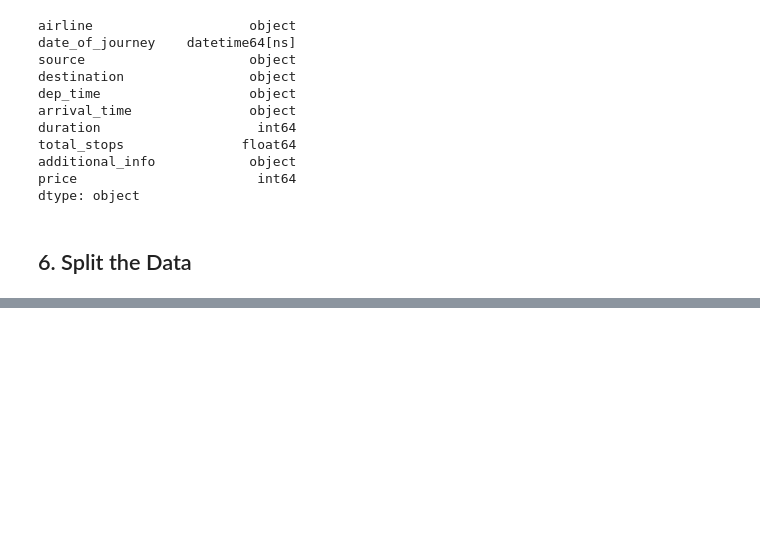
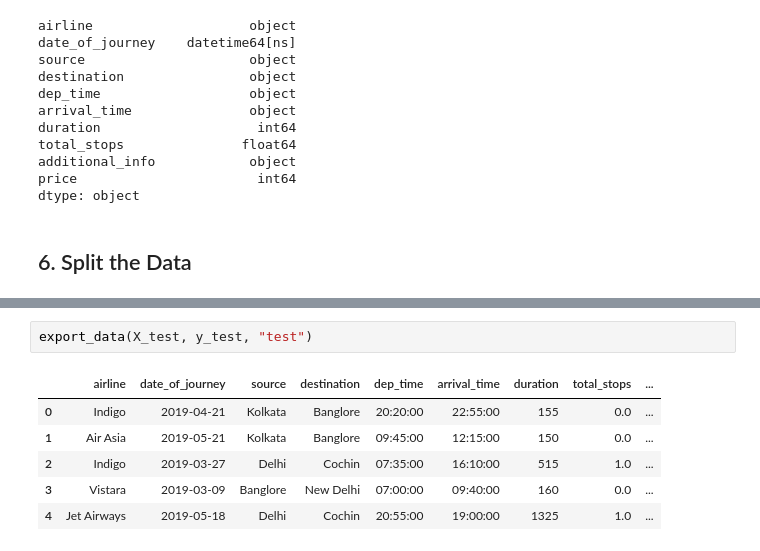
Before and after one commit to Joon-hub/Flight_Fare_Prediction, a Jupyter notebook: Notebooks/Data_cleaning.ipynb, the cells around one changed output, grey strips where cells are left out. Cells and saved outputs as stored; diff of their text form; blank space fills up the shorter version.

```diff
--- a/Notebooks/Data_cleaning.ipynb
+++ b/Notebooks/Data_cleaning.ipynb
@@ -500,0 +543,9 @@ dtype: object
+# %%
+export_data(X_test, y_test, "test")
+# %% [output]
+|  | airline | date_of_journey | source | destination | dep_time | arrival_time | duration | total_stops | ... |
+| 0 | Indigo | 2019-04-21 | Kolkata | Banglore | 20:20:00 | 22:55:00 | 155 | 0.0 | ... |
+| 1 | Air Asia | 2019-05-21 | Kolkata | Banglore | 09:45:00 | 12:15:00 | 150 | 0.0 | ... |
+| 2 | Indigo | 2019-03-27 | Delhi | Cochin | 07:35:00 | 16:10:00 | 515 | 1.0 | ... |
+| 3 | Vistara | 2019-03-09 | Banglore | New Delhi | 07:00:00 | 09:40:00 | 160 | 0.0 | ... |
+| 4 | Jet Airways | 2019-05-18 | Delhi | Cochin | 20:55:00 | 19:00:00 | 1325 | 1.0 | ... |
```
Also changed, not shown: parts of 9 cells of this notebook, 3 other files.
